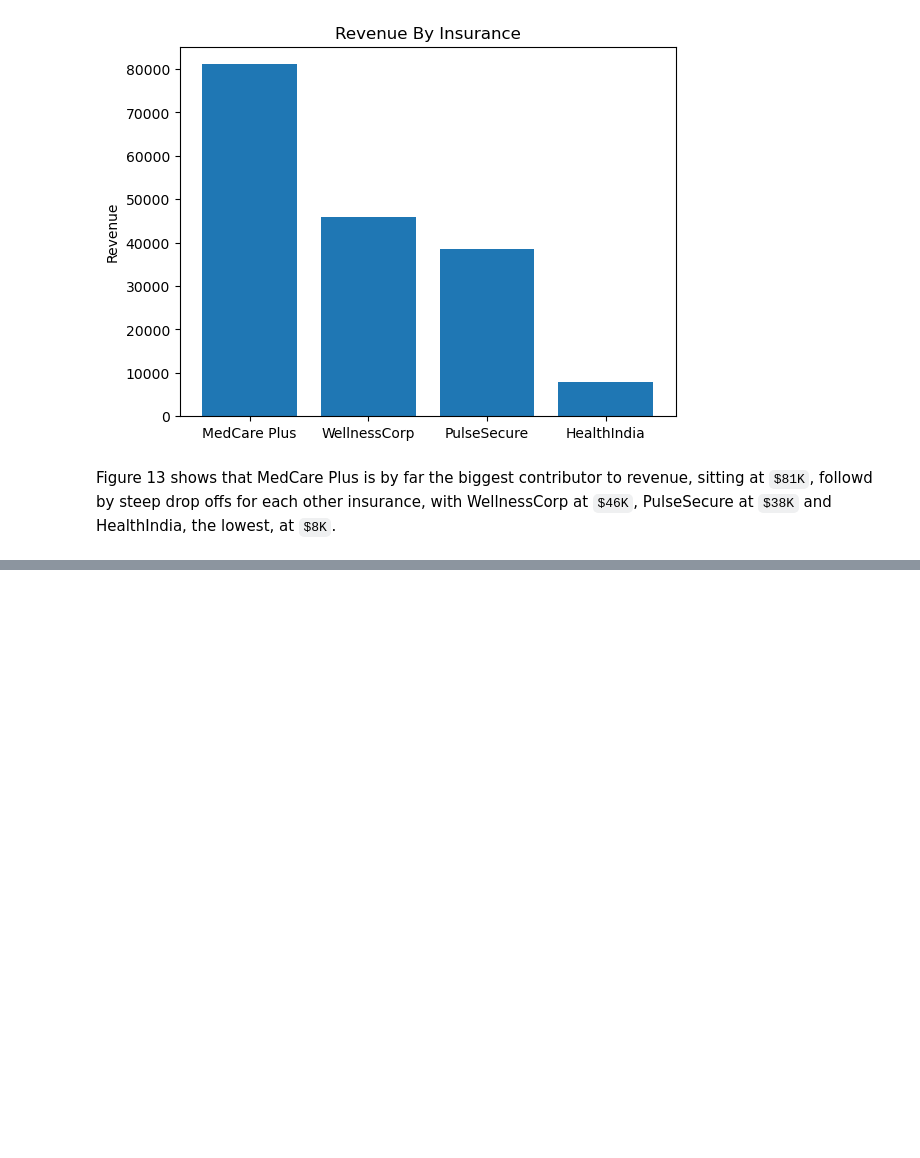
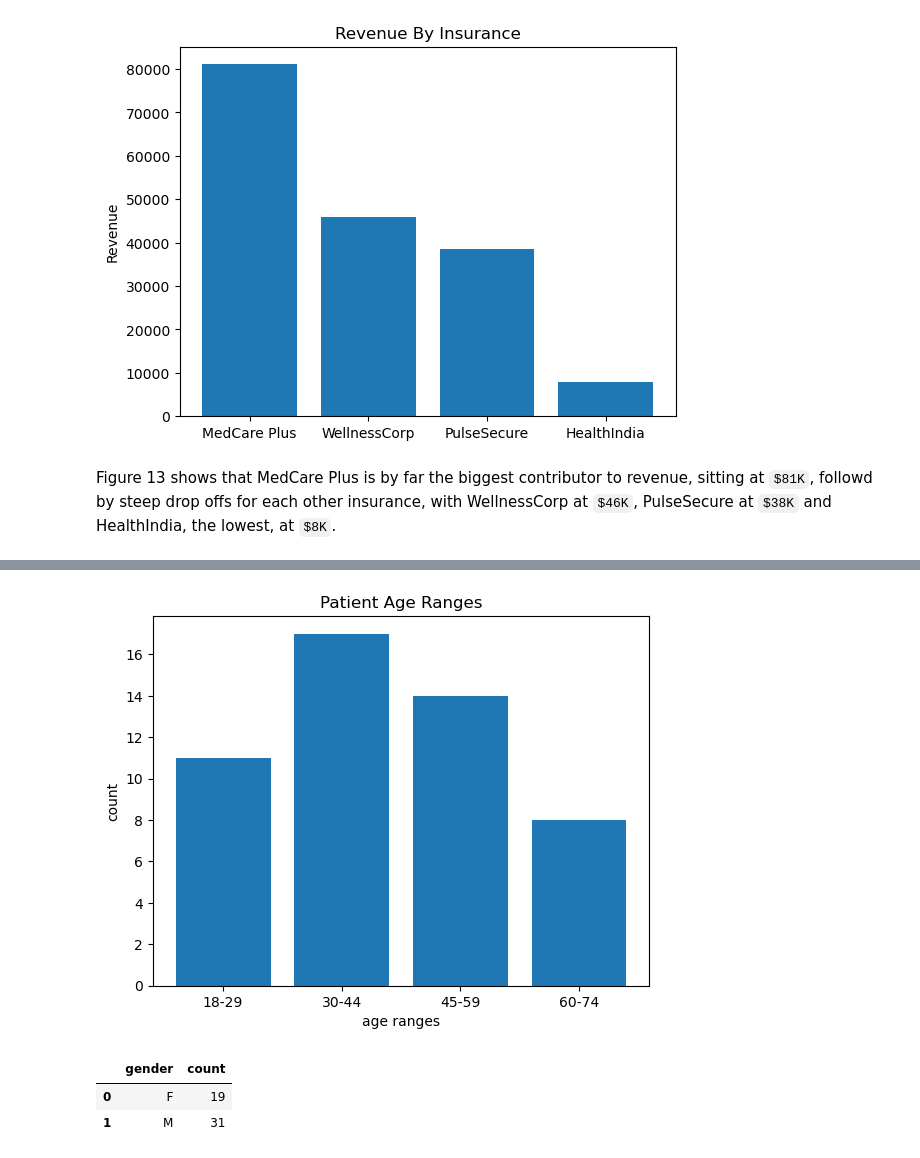
Before and after one commit to Djohnson1313/hospital_operations_intelligence, a Jupyter notebook: hospital_operations_analysis.ipynb, the cells around one changed output, grey strips where cells are left out. Cells and saved outputs as stored; diff of their text form; code cells hidden in the pictures; blank space fills up the shorter version.

```diff
--- a/hospital_operations_analysis.ipynb
+++ b/hospital_operations_analysis.ipynb
@@ -1196,0 +1274,27 @@ Figure 13 shows that MedCare Plus is by far the biggest contributor to revenue,
+# %%
+fig, ax = plt.subplots()
+
+x = age_distribution['age_group']
+y = age_distribution['total_patients']
+
+plt.bar(x,y)
+
+plt.title('Patient Age Ranges')
+plt.ylabel('count')
+plt.xlabel('age ranges')
+
+plt.show();
+# %% [output]
+[figure, added]
+# %%
+gender_spread = pd.read_sql('''
+select gender, count(gender) as count
+from patients
+group by gender
+''', conn)
+
+gender_spread
+# %% [output]
+|  | gender | count |
+| 0 | F | 19 |
+| 1 | M | 31 |
```
Also changed, not shown: parts of 11 cells of this notebook.
